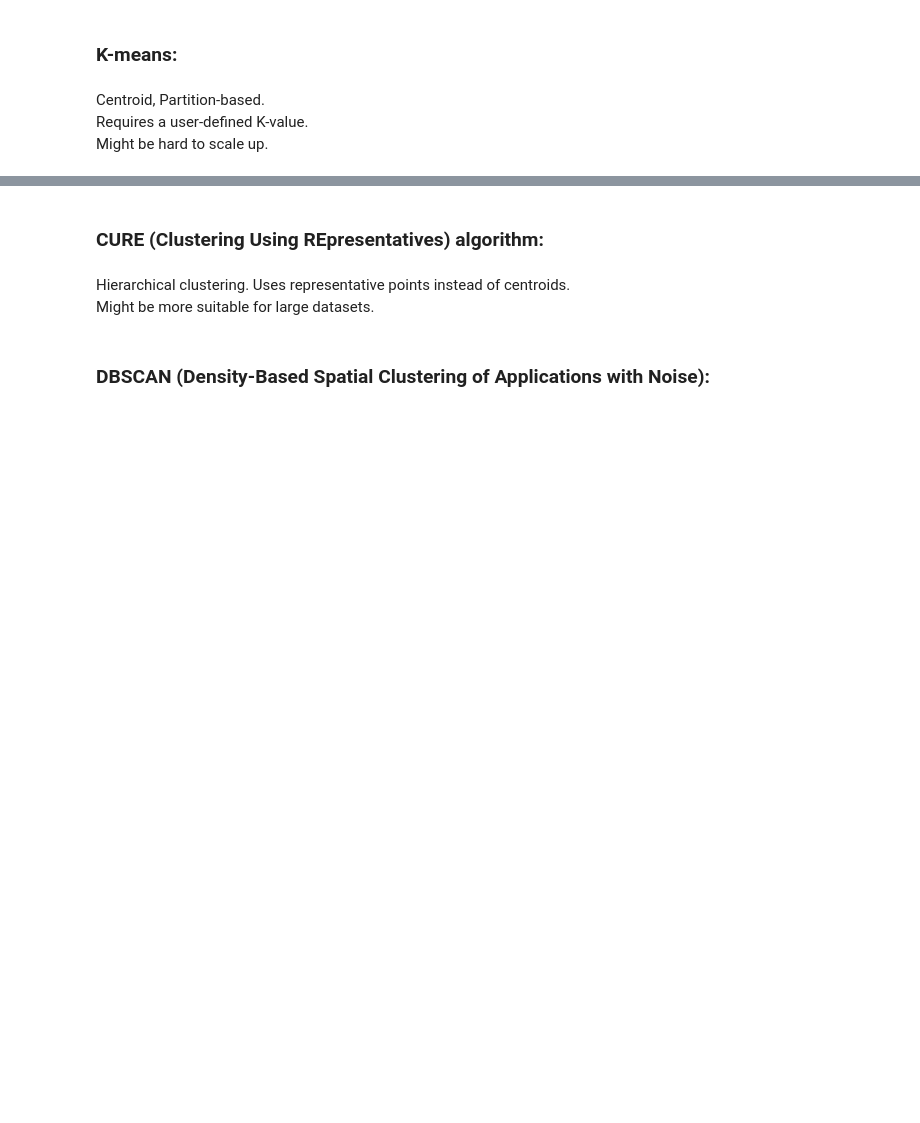
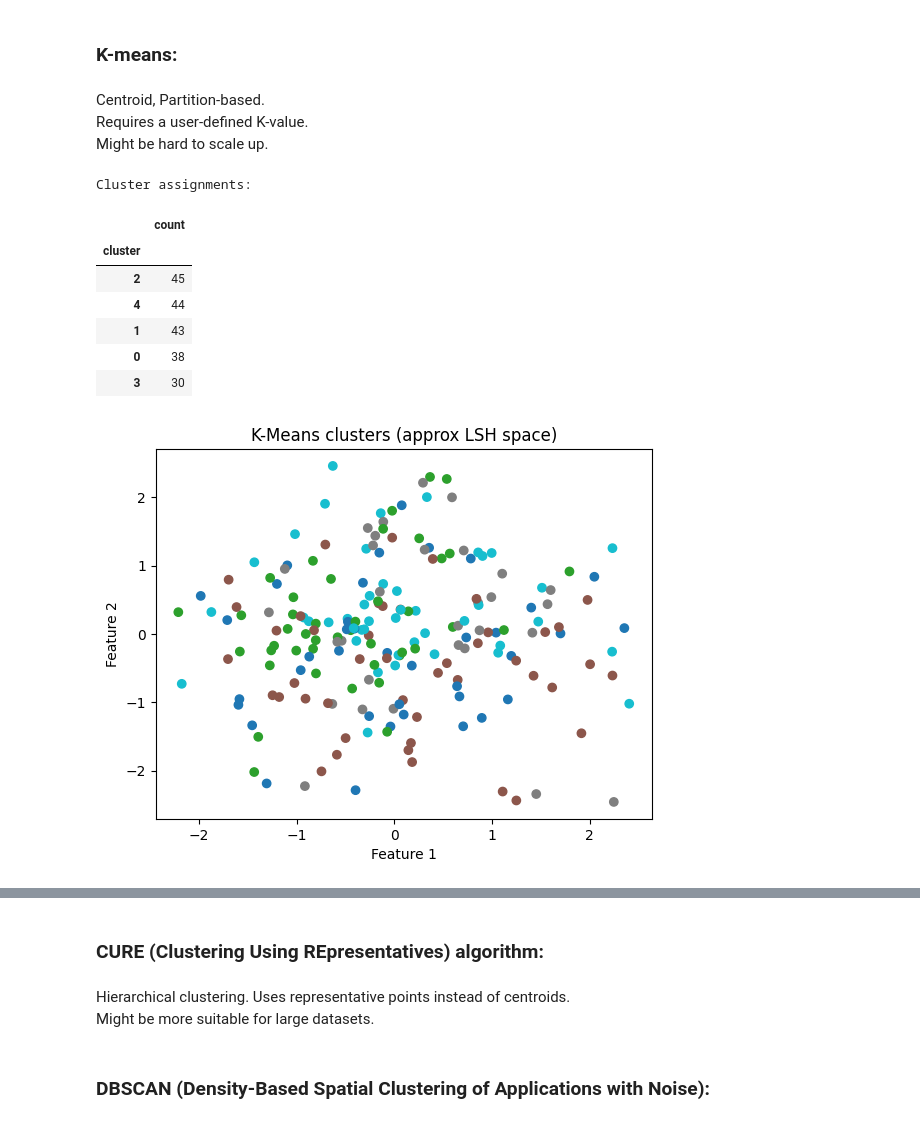
Before and after one commit to adamajane/computational-tools-for-data-science-02807-project, a Jupyter notebook: 3-recommendation-search/3.ipynb, the cells around one changed output, grey strips where cells are left out. Drawn from its saved outputs; the diff is of its cells as text; code cells hidden in the pictures; blank space fills up the shorter version.

Commit message:
added k-means to notebook no. 3 + some way to generate some placeholder data to work with for now.

```diff
--- a/3-recommendation-search/3.ipynb
+++ b/3-recommendation-search/3.ipynb
@@ -19,0 +22,2 @@ Thus, LSH acts as a pre-treatment that enables scalable similarity search and ac
+# %%
+root_path = "../" #All the data is outside this folder.
@@ -25,0 +137,40 @@ Might be hard to scale up.
+# %%
+from sklearn.cluster import KMeans
+from sklearn.preprocessing import StandardScaler
+import matplotlib.pyplot as plt
+
+
+n_clusters = 5 #For now we put the k-value as 5.
+#But we can later e.g. try to put it near the amount of different genres, or something corresponding.
+
+
+# -----------------------------
+# Run K-Means clustering
+# -----------------------------
+scaler = StandardScaler()
+X_scaled = scaler.fit_transform(lsh_vectors)
+
+kmeans = KMeans(n_clusters=5, random_state=42, n_init=10)
+df['cluster'] = kmeans.fit_predict(X_scaled)
+
+print("\nCluster assignments:")
+display( pd.DataFrame(df['cluster'].value_counts()) )
+
+# -----------------------------
+# Visualize
+# -----------------------------
+plt.scatter(X_scaled[:, 0], X_scaled[:, 1], c=df['cluster'], cmap='tab10')
+plt.title("K-Means clusters (approx LSH space)")
+plt.xlabel("Feature 1")
+plt.ylabel("Feature 2")
+plt.show()
+# %% [output]
+Cluster assignments:
+|  | count |
+| cluster |  |
+| 2 | 45 |
+| 4 | 44 |
+| 1 | 43 |
+| 0 | 38 |
+| 3 | 30 |
+[figure, added]
```
Also changed, not shown: parts of 7 cells of this notebook.
